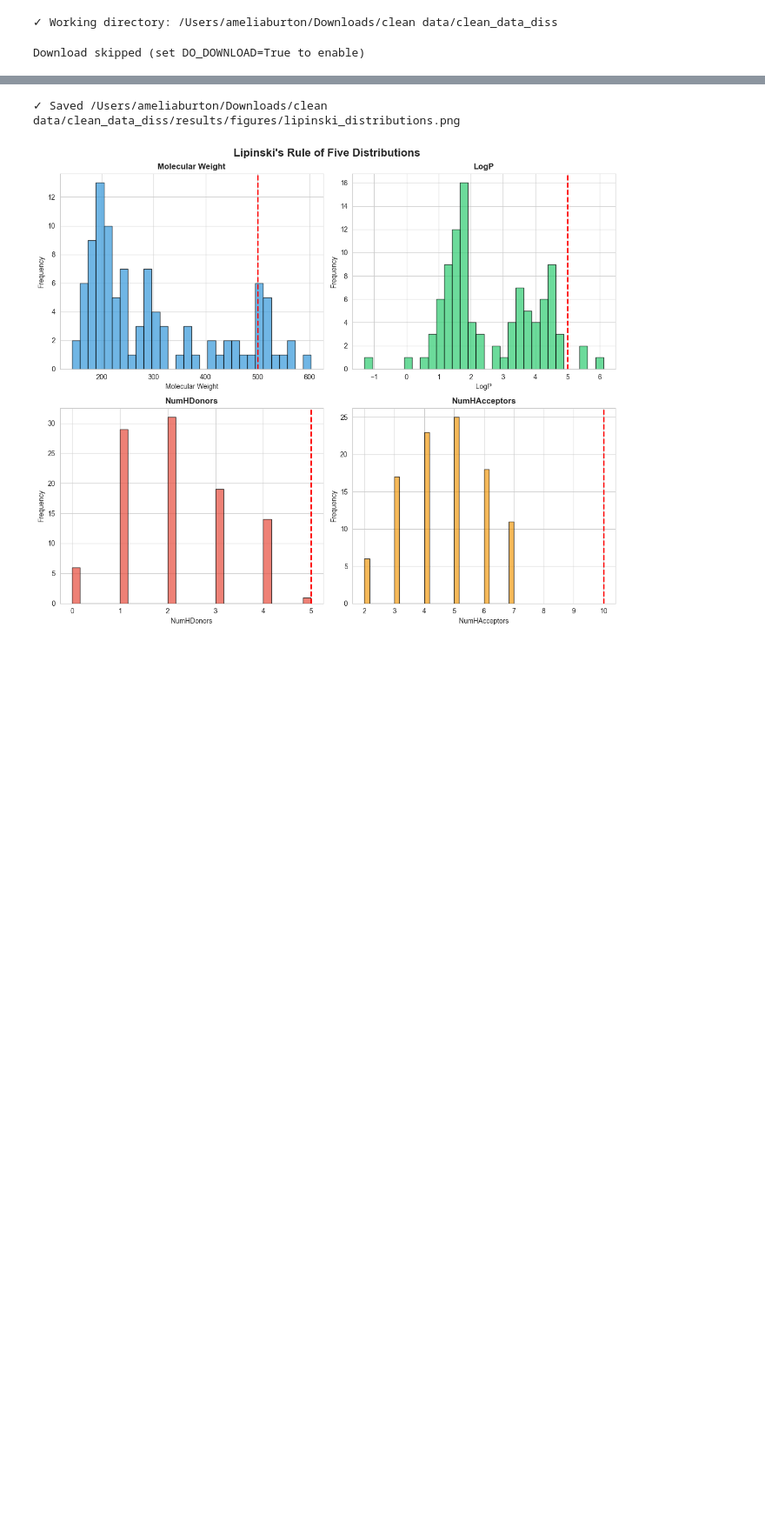
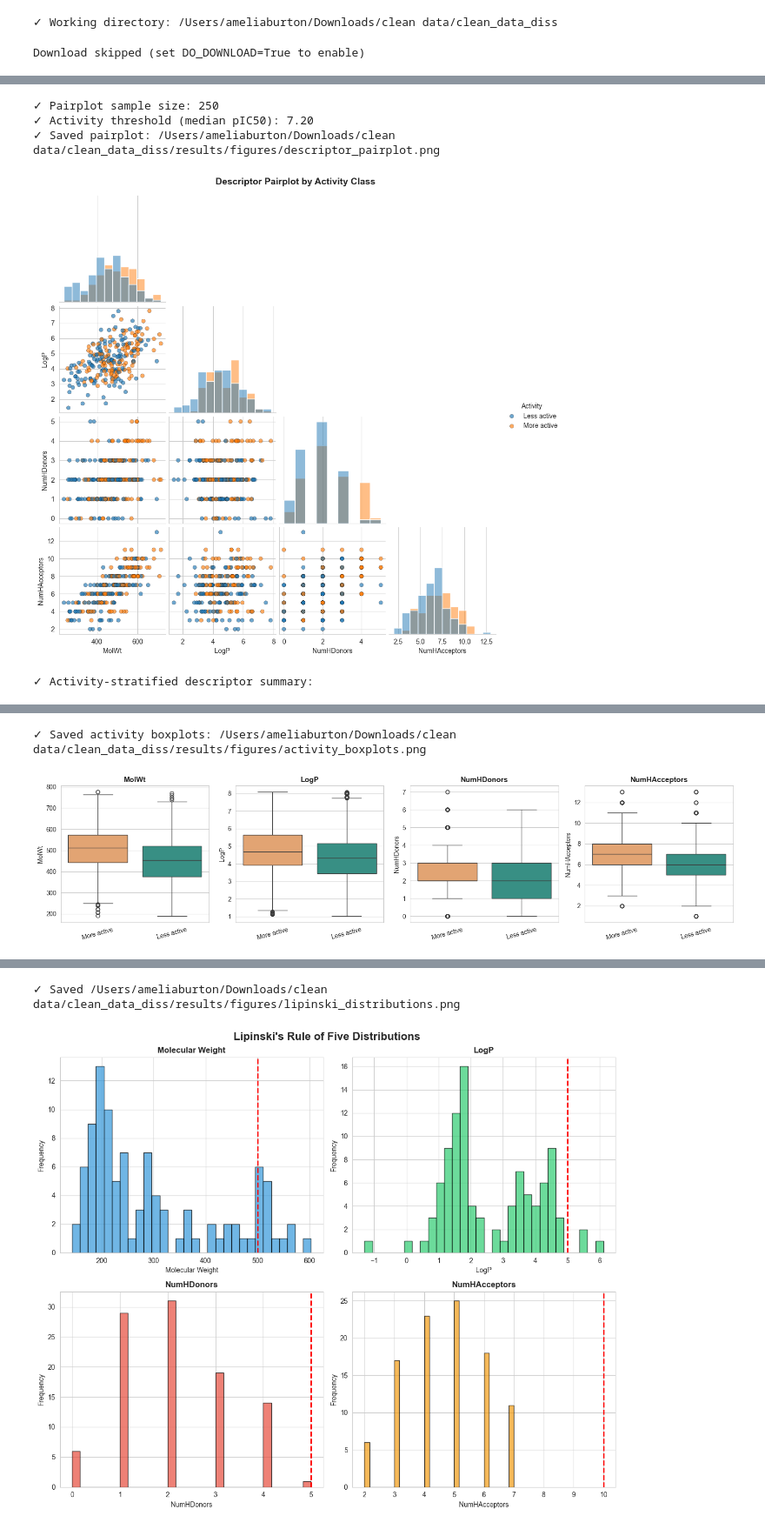
Before and after one commit to ameliasburton/clean_data_diss, a Jupyter notebook: src/01_Data_Prep_and_EDA.ipynb, the cells around one changed output, grey strips where cells are left out. Shown at 87% size. Saved outputs shown, nothing was run; the diff lists cells and outputs as text; code cells hidden in the pictures; blank space fills up the shorter version.

```diff
--- a/src/01_Data_Prep_and_EDA.ipynb
+++ b/src/01_Data_Prep_and_EDA.ipynb
@@ -54,10 +54,10 @@ else:
 # %% [output]
 Download skipped (set DO_DOWNLOAD=True to enable)
 # %%
-# ===== LOAD DATA & EXTRACT GLOBAL FEATURES: Lipinski's Rule of 5 =====
+# ===== LOAD DATA & EXTRACT GLOBAL FEATURES: Lipinski's Rule of 5 + ADME =====
 
 def extract_global_features(smiles_list, pic50_list=None):
-    """Extracts Lipinski descriptors for molecular filtering."""
+    """Extracts expanded molecular descriptors (Lipinski + ADME properties)."""
     rows = []
     for i, smiles in enumerate(smiles_list):
         mol = Chem.MolFromSmiles(smiles)
@@ -68,7 +68,9 @@ def extract_global_features(smiles_list, pic50_list=None):
             'MolWt': Descriptors.MolWt(mol),
             'LogP': Crippen.MolLogP(mol),
             'NumHDonors': Descriptors.NumHDonors(mol),
-            'NumHAcceptors': Descriptors.NumHAcceptors(mol)
+            'NumHAcceptors': Descriptors.NumHAcceptors(mol),
+            'TPSA': Descriptors.TPSA(mol),                           # Topological polar surface area
+            'RotatableBonds': Descriptors.NumRotatableBonds(mol),    # Molecular flexibility
         }
         if pic50_list is not None and i < len(pic50_list):
             row['pIC50'] = pic50_list[i]
@@ -112,0 +240,62 @@ Global Features Table (shape=(20909, 6)):
+# %%
+# ===== EDA EXTENSION: Pairplot and activity-stratified descriptor comparison =====
+
+from IPython.display import display
+
+eda_cols = ['MolWt', 'LogP', 'NumHDonors', 'NumHAcceptors', 'pIC50']
+eda_cols = [col for col in eda_cols if col in df_global.columns]
+
+if 'pIC50' in df_global.columns and len(eda_cols) >= 2:
+    # Sample for readability and speed
+    pairplot_df = df_global[eda_cols].dropna().sample(n=min(250, len(df_global.dropna(subset=eda_cols))), random_state=42)
+
+    # Binary activity split around the median pIC50
+    activity_threshold = df_global['pIC50'].median()
+    pairplot_df = pairplot_df.copy()
+    pairplot_df['Activity'] = np.where(pairplot_df['pIC50'] >= activity_threshold, 'More active', 'Less active')
+
+    print(f'✓ Pairplot sample size: {len(pairplot_df)}')
+    print(f'✓ Activity threshold (median pIC50): {activity_threshold:.2f}')
+
+    # Pairplot colored by activity class
+    pairplot = sns.pairplot(
+        pairplot_df,
+        vars=[c for c in eda_cols if c != 'pIC50'],
+        hue='Activity',
+        corner=True,
+        diag_kind='hist',
+        plot_kws={'alpha': 0.65, 's': 35, 'edgecolor': 'black', 'linewidth': 0.3}
+    )
+    pairplot.fig.suptitle('Descriptor Pairplot by Activity Class', y=1.02, fontsize=14, fontweight='bold')
+    pairplot_out = OUT / 'descriptor_pairplot.png'
+    pairplot.fig.savefig(pairplot_out, dpi=300, bbox_inches='tight')
+    print(f'✓ Saved pairplot: {pairplot_out}')
+    plt.show()
+
+    # Activity-stratified descriptor summary
+    activity_df = df_global[['MolWt', 'LogP', 'NumHDonors', 'NumHAcceptors', 'pIC50']].dropna().copy()
+    activity_df['Activity'] = np.where(activity_df['pIC50'] >= activity_threshold, 'More active', 'Less active')
+    activity_summary = activity_df.groupby('Activity')[['MolWt', 'LogP', 'NumHDonors', 'NumHAcceptors', 'pIC50']].agg(['mean', 'median', 'std'])
+    print('\n✓ Activity-stratified descriptor summary:')
+    display(activity_summary)
+
+    # Boxplots for quick visual comparison
+    fig, axes = plt.subplots(1, 4, figsize=(16, 4))
+    plot_features = ['MolWt', 'LogP', 'NumHDonors', 'NumHAcceptors']
+    for ax, feat in zip(axes, plot_features):
+        sns.boxplot(data=activity_df, x='Activity', y=feat, ax=ax, palette=['#f4a261', '#2a9d8f'])
+        ax.set_title(feat, fontweight='bold')
+        ax.set_xlabel('')
+        ax.tick_params(axis='x', rotation=15)
+    plt.tight_layout()
+    boxplot_out = OUT / 'activity_boxplots.png'
+    plt.savefig(boxplot_out, dpi=300, bbox_inches='tight')
+    print(f'✓ Saved activity boxplots: {boxplot_out}')
+else:
+    print('⚠ pIC50 not available for activity-based pairplot analysis')
+# %% [output]
+✓ Pairplot sample size: 250
+✓ Activity threshold (median pIC50): 7.20
+✓ Saved pairplot: /Users/ameliaburton/Downloads/clean data/clean_data_diss/results/figures/descriptor_pairplot.png
+[figure, added]
+✓ Activity-stratified descriptor summary:
@@ -112,0 +322,2 @@ Global Features Table (shape=(20909, 6)):
+✓ Saved activity boxplots: /Users/ameliaburton/Downloads/clean data/clean_data_diss/results/figures/activity_boxplots.png
+[figure, added]
```
Also changed, not shown: parts of 11 cells of this notebook, 11 other files.
